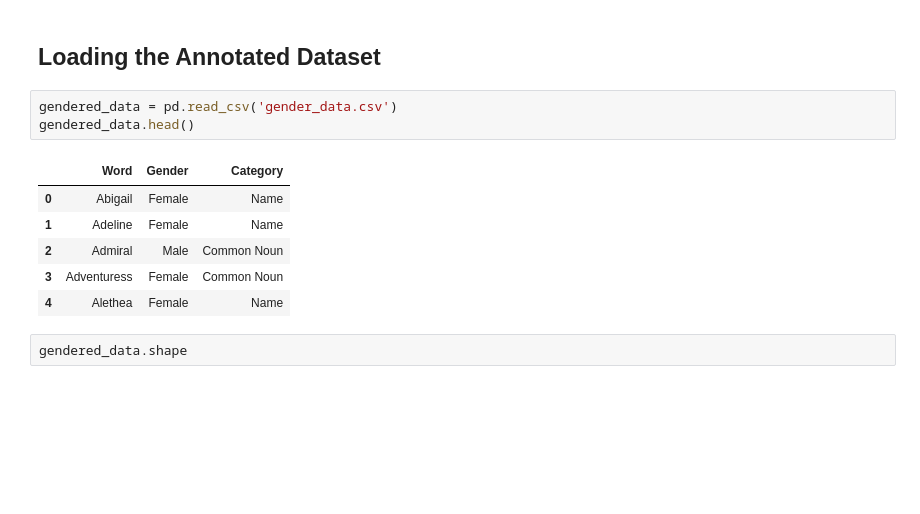
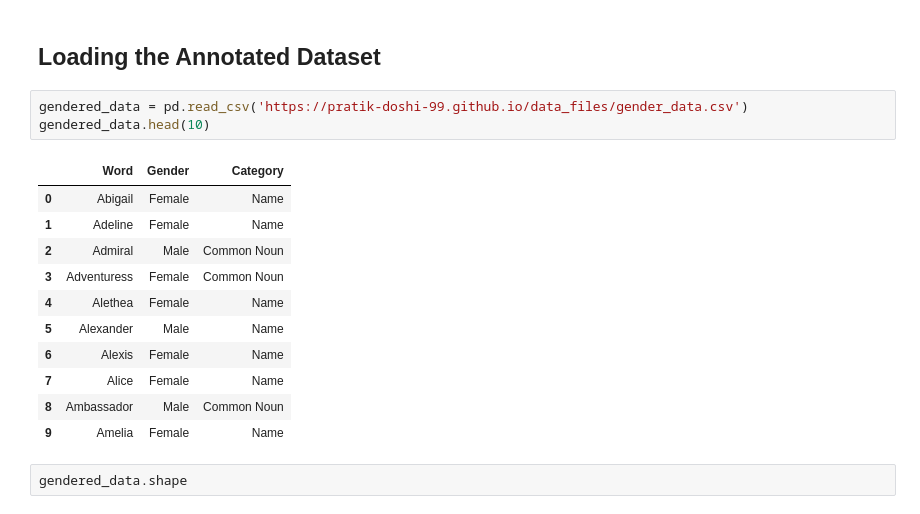
Before and after one commit to Pratik-Doshi-99/SAE-MLP-Analysis, a Jupyter notebook: Compiled.ipynb, the cells around one changed output. Drawn from its saved outputs; the diff is of its cells as text; blank space fills up the shorter version.

```diff
--- a/Compiled.ipynb
+++ b/Compiled.ipynb
@@ -34,15 +34,20 @@ import matplotlib.pyplot as plt
 # %% [markdown]
 ## Loading the Annotated Dataset
 # %%
-gendered_data = pd.read_csv('gender_data.csv')
-gendered_data.head()
+gendered_data = pd.read_csv('https://pratik-doshi-99.github.io/data_files/gender_data.csv')
+gendered_data.head(10)
 # %% [output]
 |  | Word | Gender | Category |
 | 0 | Abigail | Female | Name |
 | 1 | Adeline | Female | Name |
 | 2 | Admiral | Male | Common Noun |
 | 3 | Adventuress | Female | Common Noun |
 | 4 | Alethea | Female | Name |
+| 5 | Alexander | Male | Name |
+| 6 | Alexis | Female | Name |
+| 7 | Alice | Female | Name |
+| 8 | Ambassador | Male | Common Noun |
+| 9 | Amelia | Female | Name |
 # %%
 gendered_data.shape
 # %% [output]
```
Also changed, not shown: parts of 13 cells of this notebook.
